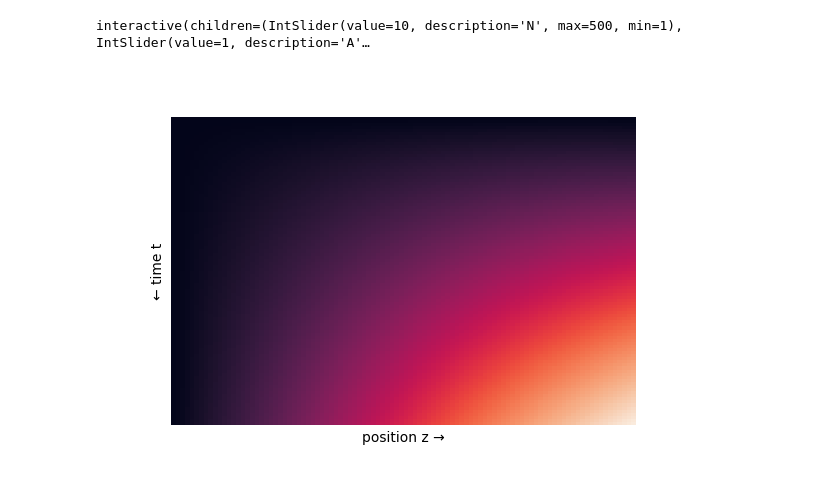
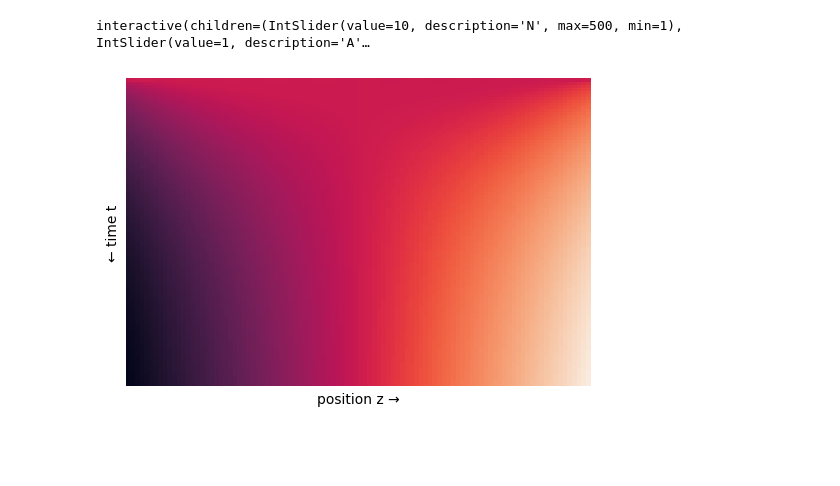
Before and after one commit to andrew-koren/IIT-Physics-Grad, a Jupyter notebook: 25_FS/Phys501/view_heat.ipynb, the cells around one changed output. Cells and saved outputs as stored; diff of their text form; code cells hidden in the pictures; blank space fills up the shorter version.

```diff
--- a/25_FS/Phys501/view_heat.ipynb
+++ b/25_FS/Phys501/view_heat.ipynb
@@ -81,12 +81,14 @@ import numpy as np
 from numpy import pi, sin, exp
 
 L = 1
-K = 1
+K = 1/4
 A = 1
+T3= 1
 
 z = np.linspace(0,  L, 100)
 t = np.linspace(0, 1, 100)
 Z, T = np.meshgrid(z, t)
+
 
 maxN = 500               # max slider value
 n = np.arange(1, maxN+1) # [1,2,...,100]
@@ -99,43 +101,53 @@ EXP = np.exp(-K * lambda_n[:,None] * t[None,:])      # (N, T)
 BASIS = EXP[:,:,None] * SIN[:,None,:]
 
 
-def soln(N, A):
+def soln(N, Phi):
     """
-    Compute u(z,t) using first N terms.
+    Compute u(z,t) using first N odd cosine terms.
     """
-    n = np.arange(1, N+1)
+    n = np.arange(N)                       # n = 0,...,N-1
+    m = 2*n + 1                             # odd mode numbers
 
-    # coefficients: ((-1)^n A^2 L^2)/(K (nπ)^3)
-    c_n = ((-1)**n) * (A*A * L*L) / (K * (n*pi)**3)     # (N,)
+    # coefficients: 4 L Phi / (pi^2 (2n+1)^2)
+    c_n = 4 * L * Phi / (pi**2 * m**2)      # (N,)
 
-    # (exp - 1) * sin
-    exp_minus_1 = (EXP[:N] - 1)[:,:,None] * SIN[:N][:,None,:]   # (N,T,Z)
+    # exp(-K * ((2n+1)pi/L)^2 * t)
+    lambda_m = (m * pi / L)**2              # (N,)
+    EXPm = np.exp(-K * lambda_m[:,None] * t[None,:])   # (N, T)
 
-    # Sum over modes using tensordot
-    u_modes = np.tensordot(c_n, exp_minus_1, axes=(0,0))        # (T,Z)
+    # cos((2n+1) pi z / L)
+    COSm = np.cos((m[:,None] * pi / L) * z[None,:])    # (N, Z)
 
-    # Add the linear term z*A*t/L
-    return u_modes + (Z * A * T) / L
+    # combine into (N,T,Z)
+    modes = EXPm[:,:,None] * COSm[:,None,:]
+
+    # sum over n using tensordot
+    u_modes = np.tensordot(c_n, modes, axes=(0,0))     # (T,Z)
+
+    # add constant + linear terms
+    return (T3 - Phi*L/2) + Phi*Z + u_modes
+
 
 fig, ax = plt.subplots(figsize=(6,4))
 cbar = None
 
 @interact(
     N   = IntSlider(min=1, max=maxN, value=10),
     A   = 1
 )
 def plot_heat(N, A):
     global cbar
     ax.clear()
 
     hm = sns.heatmap(soln(N, A),
                      ax=ax, cbar=False,
                      xticklabels=False, yticklabels=False)
 
     ax.set_xlabel("position z →")
     ax.set_ylabel("← time t")
+
     fig.canvas.draw_idle()
 # %% [output]
 interactive(children=(IntSlider(value=10, description='N', max=500, min=1), IntSlider(value=1, description='A'…
-[figure, old version]
+[figure, new version]
 # %%
```
Also changed, not shown: parts of 3 cells of this notebook, 8 other files.
